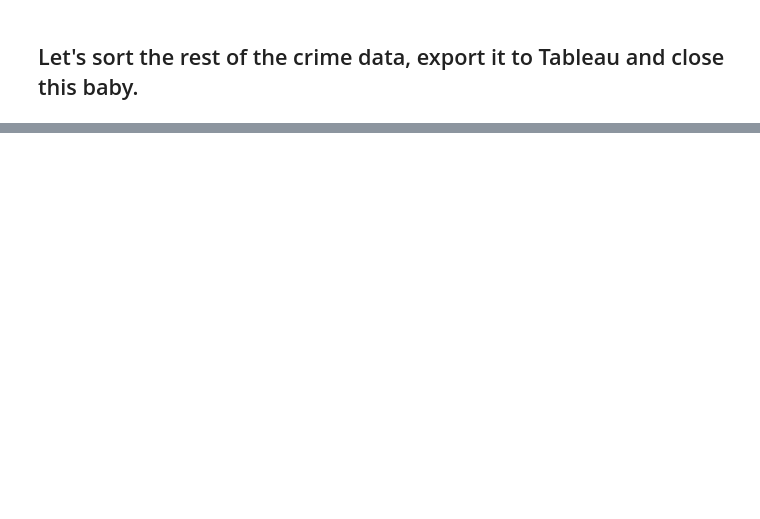
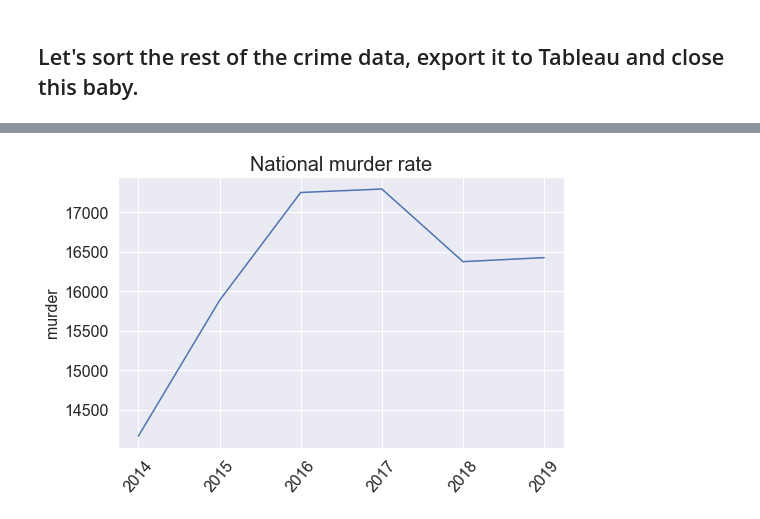
Before and after one commit to Cuiweiyi/CALEA_and_crime, a Jupyter notebook: notebook/Crime_and_Cost_Living.ipynb, the cells around one changed output, grey strips where cells are left out. Cells and saved outputs as stored; diff of their text form; code cells hidden in the pictures; blank space fills up the shorter version.

```diff
--- a/notebook/Crime_and_Cost_Living.ipynb
+++ b/notebook/Crime_and_Cost_Living.ipynb
@@ -622,0 +1601,19 @@ plt.show()
+# %%
+US_avg['Year']=US_avg['Year'].astype('int')
+US_avg['Murder']=US_avg['Murder'].astype('int')
+US_avg['Burglary']=US_avg['Burglary'].astype('int')
+US_avg['Larceny-theft']=US_avg['Larceny-theft'].astype('int')
+# %%
+sns.set_theme(style="darkgrid")
+year_order=[2014,2015,2016,2017,2018,2019]
+sns.set(font_scale=1)
+sns.lineplot(x="Year", y="Murder", data=US_avg)
+
+plt.title('National murder rate', fontsize=20)
+plt.xticks(rotation=50, fontsize=16)
+plt.xlabel('', fontsize=0)
+plt.ylabel('murder', fontsize=16)
+plt.yticks(fontsize=16)
+plt.gcf().set_size_inches(8,5)
+# %% [output]
+[figure, added]
```
Also changed, not shown: parts of 151 cells of this notebook.
